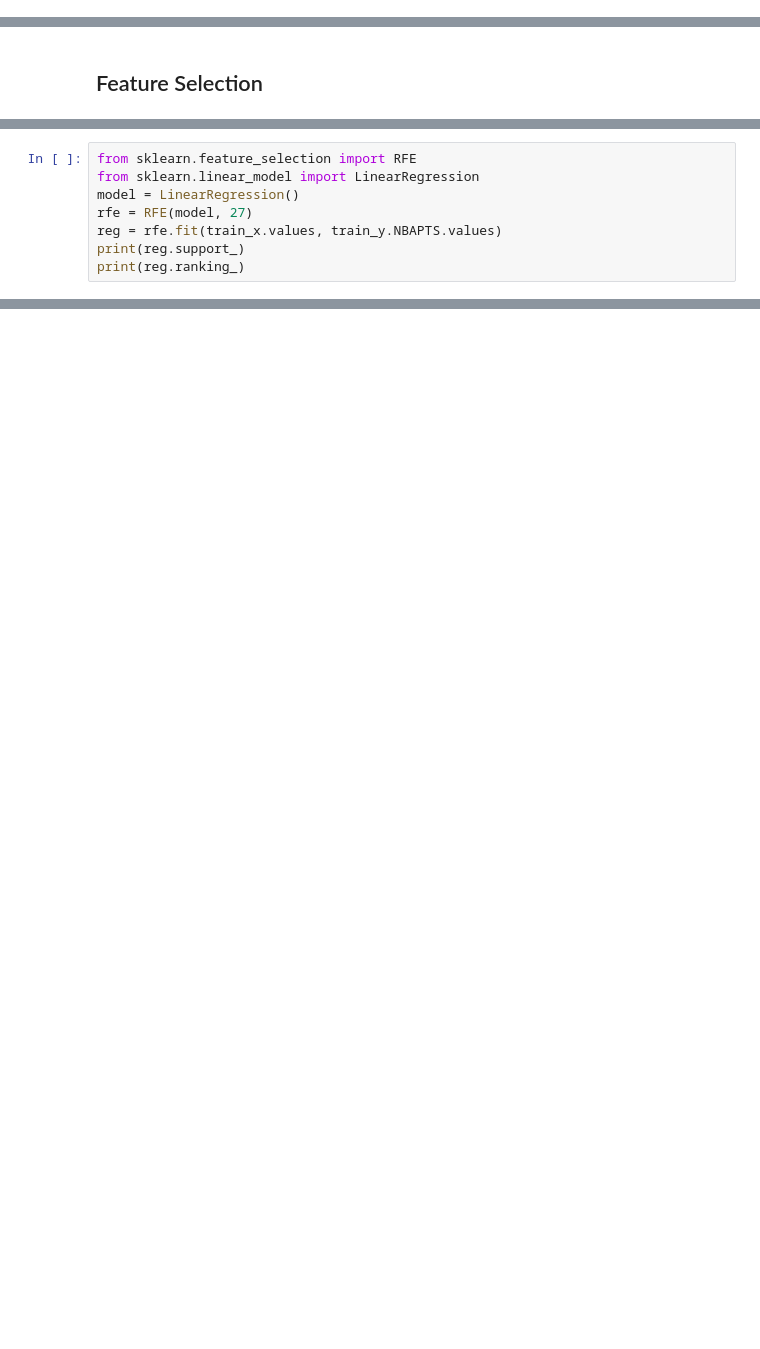
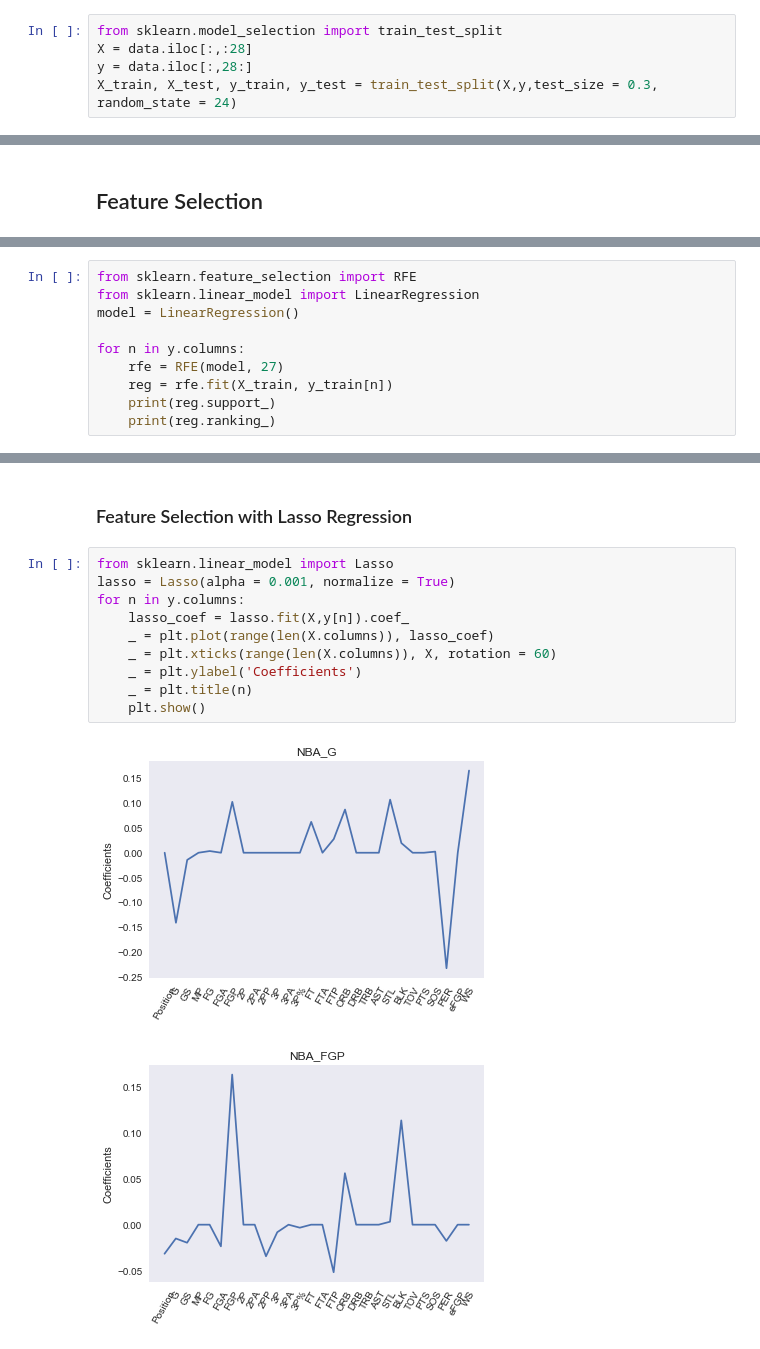
Before and after one commit to chungtseng96/NBA-Rookie-Stat-Predictions, a Jupyter notebook: model/Linear Regression.ipynb, the cells around one changed output, grey strips where cells are left out. Drawn from its saved outputs; the diff is of its cells as text; blank space fills up the shorter version.

Commit message:
Linear Regression

```diff
--- a/model/Linear Regression.ipynb
+++ b/model/Linear Regression.ipynb
@@ -27,0 +90,5 @@ college.head()
+# %%
+from sklearn.model_selection import train_test_split
+X = data.iloc[:,:28]
+y = data.iloc[:,28:]
+X_train, X_test, y_train, y_test = train_test_split(X,y,test_size = 0.3, random_state = 24)
@@ -42,7 +113,9 @@ plt.show()
 from sklearn.feature_selection import RFE
 from sklearn.linear_model import LinearRegression
 model = LinearRegression()
-rfe = RFE(model, 27)
-reg = rfe.fit(train_x.values, train_y.NBAPTS.values)
-print(reg.support_)
-print(reg.ranking_)
+
+for n in y.columns:
+    rfe = RFE(model, 27)
+    reg = rfe.fit(X_train, y_train[n])
+    print(reg.support_)
+    print(reg.ranking_)
@@ -48,0 +140,15 @@ print(reg.ranking_)
+# %% [markdown]
+### Feature Selection with Lasso Regression
+# %%
+from sklearn.linear_model import Lasso
+lasso = Lasso(alpha = 0.001, normalize = True)
+for n in y.columns:
+    lasso_coef = lasso.fit(X,y[n]).coef_
+    _ = plt.plot(range(len(X.columns)), lasso_coef)
+    _ = plt.xticks(range(len(X.columns)), X, rotation = 60)
+    _ = plt.ylabel('Coefficients')
+    _ = plt.title(n)
+    plt.show()
+# %% [output]
+[figure, added]
+[figure, added]
```
Also changed, not shown: parts of 12 cells of this notebook, 1 other file.
